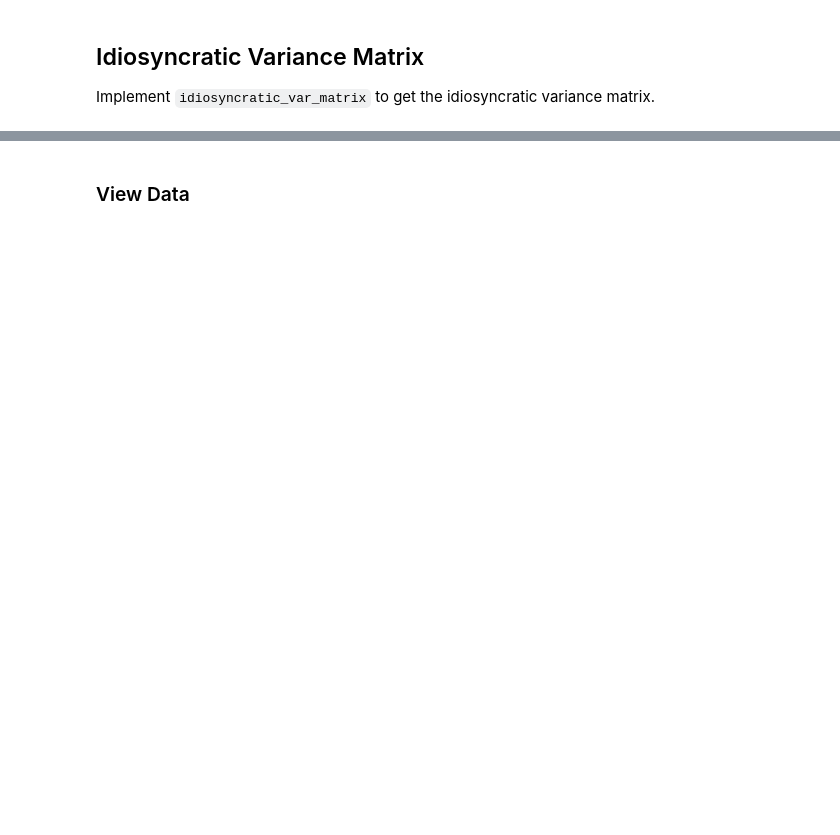
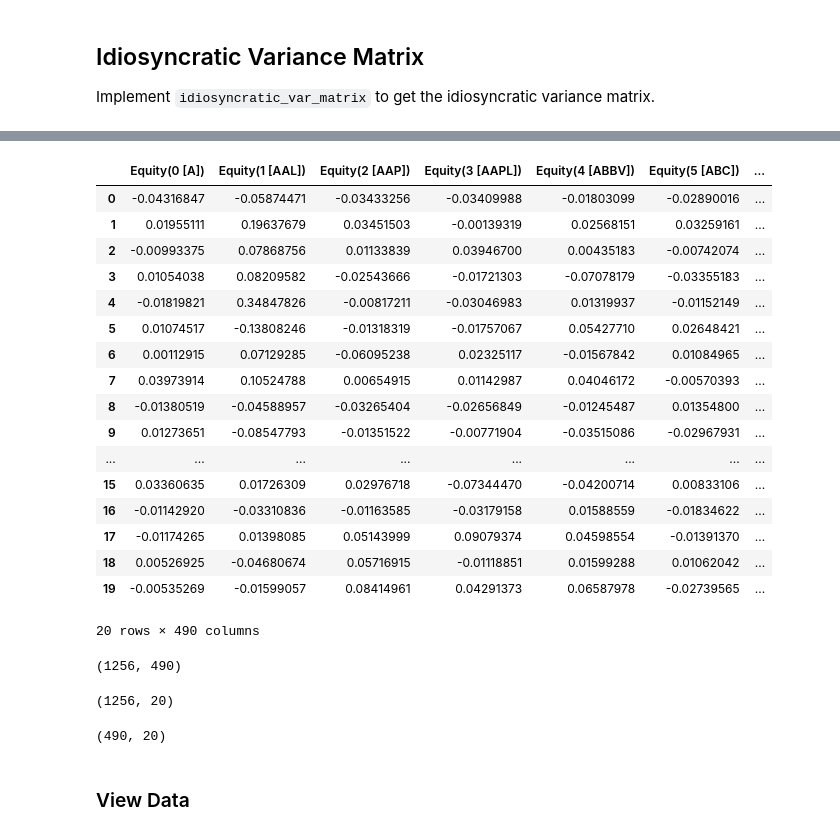
Before and after one commit to cerionXLII/MultiFactorPortfolioModel, a Jupyter notebook: src/project_4_starter.ipynb, the cells around one changed output, grey strips where cells are left out. Drawn from its saved outputs; the diff is of its cells as text; code cells hidden in the pictures; blank space fills up the shorter version.

```diff
--- a/src/project_4_starter.ipynb
+++ b/src/project_4_starter.ipynb
@@ -407,3 +468,36 @@ project_tests.test_idiosyncratic_var_matrix(idiosyncratic_var_matrix)
+# %%
+risk_model['factor_betas'].T
+# %% [output]
+|  | Equity(0 [A]) | Equity(1 [AAL]) | Equity(2 [AAP]) | Equity(3 [AAPL]) | Equity(4 [ABBV]) | Equity(5 [ABC]) | ... |
+| 0 | -0.04316847 | -0.05874471 | -0.03433256 | -0.03409988 | -0.01803099 | -0.02890016 | ... |
+| 1 | 0.01955111 | 0.19637679 | 0.03451503 | -0.00139319 | 0.02568151 | 0.03259161 | ... |
+| 2 | -0.00993375 | 0.07868756 | 0.01133839 | 0.03946700 | 0.00435183 | -0.00742074 | ... |
+| 3 | 0.01054038 | 0.08209582 | -0.02543666 | -0.01721303 | -0.07078179 | -0.03355183 | ... |
+| 4 | -0.01819821 | 0.34847826 | -0.00817211 | -0.03046983 | 0.01319937 | -0.01152149 | ... |
+| 5 | 0.01074517 | -0.13808246 | -0.01318319 | -0.01757067 | 0.05427710 | 0.02648421 | ... |
+| 6 | 0.00112915 | 0.07129285 | -0.06095238 | 0.02325117 | -0.01567842 | 0.01084965 | ... |
+| 7 | 0.03973914 | 0.10524788 | 0.00654915 | 0.01142987 | 0.04046172 | -0.00570393 | ... |
+| 8 | -0.01380519 | -0.04588957 | -0.03265404 | -0.02656849 | -0.01245487 | 0.01354800 | ... |
+| 9 | 0.01273651 | -0.08547793 | -0.01351522 | -0.00771904 | -0.03515086 | -0.02967931 | ... |
+| ... | ... | ... | ... | ... | ... | ... | ... |
+| 15 | 0.03360635 | 0.01726309 | 0.02976718 | -0.07344470 | -0.04200714 | 0.00833106 | ... |
+| 16 | -0.01142920 | -0.03310836 | -0.01163585 | -0.03179158 | 0.01588559 | -0.01834622 | ... |
+| 17 | -0.01174265 | 0.01398085 | 0.05143999 | 0.09079374 | 0.04598554 | -0.01391370 | ... |
+| 18 | 0.00526925 | -0.04680674 | 0.05716915 | -0.01118851 | 0.01599288 | 0.01062042 | ... |
+| 19 | -0.00535269 | -0.01599057 | 0.08414961 | 0.04291373 | 0.06587978 | -0.02739565 | ... |
+20 rows × 490 columns
+# %%
+five_year_returns.shape
+# %% [output]
+(1256, 490)
+# %%
+risk_model['factor_returns'].shape
+# %% [output]
+(1256, 20)
+# %%
+risk_model['factor_betas'].shape
+# %% [output]
+(490, 20)
 # %% [markdown]
 ### View Data
 # %%
```
Also changed, not shown: parts of 16 cells of this notebook.
